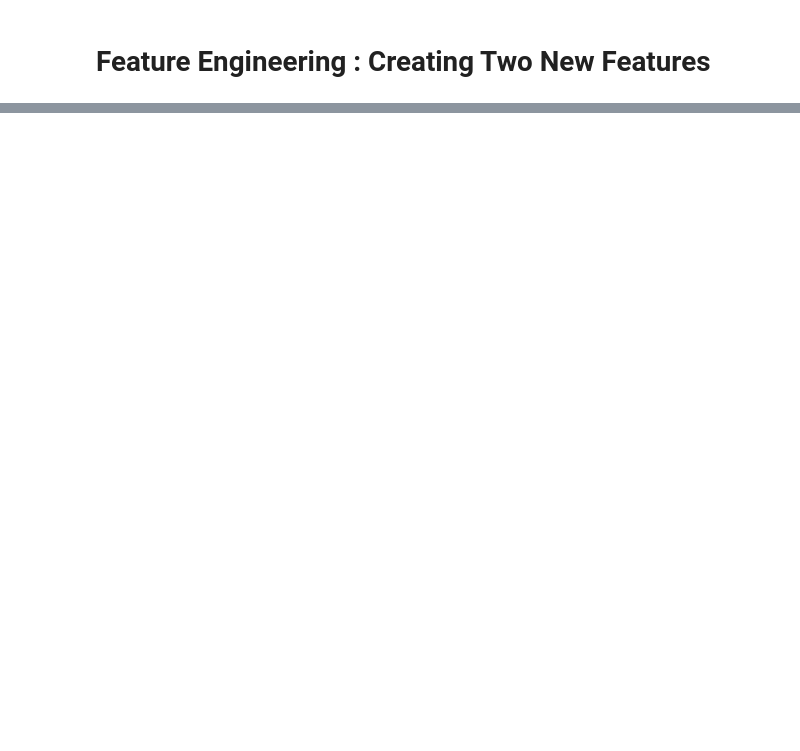
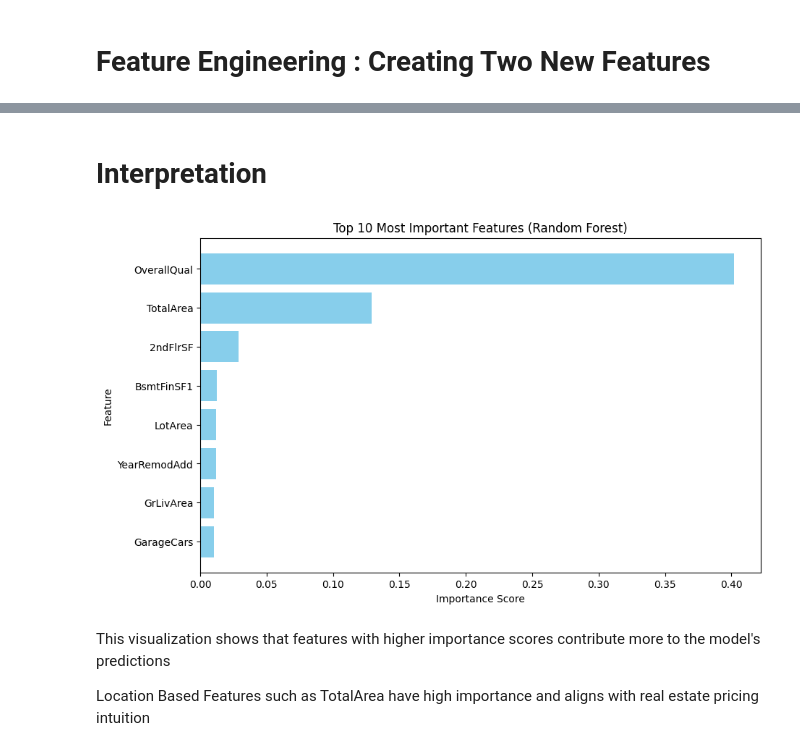
Before and after one commit to naak373/HousePrice_Quiz, a Jupyter notebook: experiments/HousePricesAnalysis.ipynb, the cells around one changed output, grey strips where cells are left out. Drawn from its saved outputs; the diff is of its cells as text; code cells hidden in the pictures; blank space fills up the shorter version.

```diff
--- a/experiments/HousePricesAnalysis.ipynb
+++ b/experiments/HousePricesAnalysis.ipynb
@@ -263,0 +190,5 @@ R-squared: 0.9668
+# %%
+#Fit models
+lr.fit(X_train_transformed, y_train)
+rf.fit(X_train_transformed, y_train)
+gbr.fit(X_train_transformed, y_train)
@@ -263,0 +263,4 @@ R-squared: 0.9668
+# %%
+
+# Ensure the numerical features list includes the new features
+numerical_features.extend(["HouseAge", "TotalArea"])
@@ -263,0 +293,24 @@ R-squared: 0.9668
+# %% [markdown]
+# Interpretation
+# %%
+#Obtaining the feature importances from the best Model ie. Random Forest
+feature_importance = rf.feature_importances_
+# %%
+#Creating a DataFram for visualization
+feature_importance_df = pd.DataFrame({'Feature': numerical_features + list(preprocessor.named_transformers_['cat'].get_feature_names_out()),
+                                      'Importance': feature_importance}).sort_values('Importance', ascending=False)
+# %%
+#Plotting The Top Features
+plt.figure(figsize=(10,6))
+plt.barh(feature_importance_df['Feature'][:10], feature_importance_df['Importance'][:10], color='skyblue')
+plt.xlabel('Importance Score')
+plt.ylabel('Feature')
+plt.title('Top 10 Most Important Features (Random Forest)')
+plt.gca().invert_yaxis()  # Invert axis for better readability
+plt.show()
+# %% [output]
+[figure, added]
+# %% [markdown]
+This visualization shows that features with higher importance scores contribute more to the model's predictions
+
+Location Based Features such as TotalArea have high importance and aligns with real estate pricing intuition
```
Also changed, not shown: parts of 47 cells of this notebook, 1 other file.
